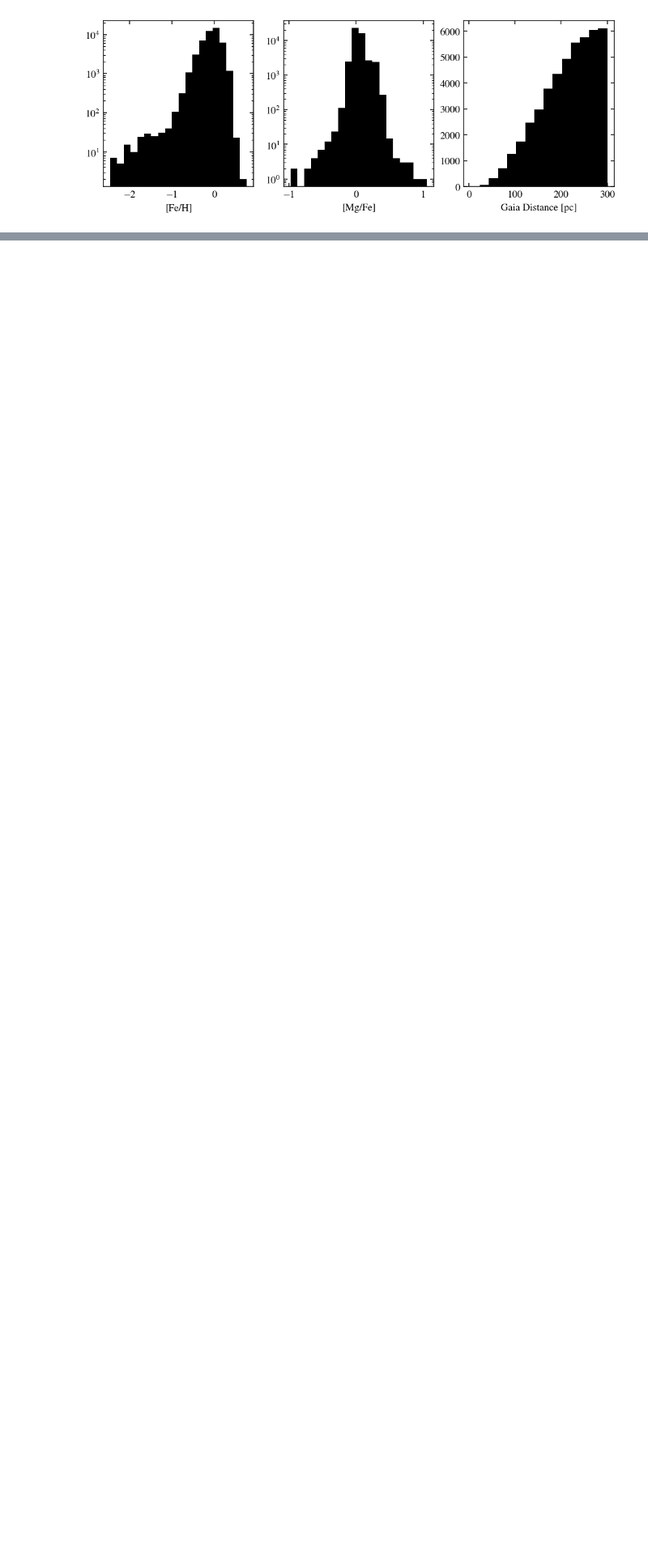
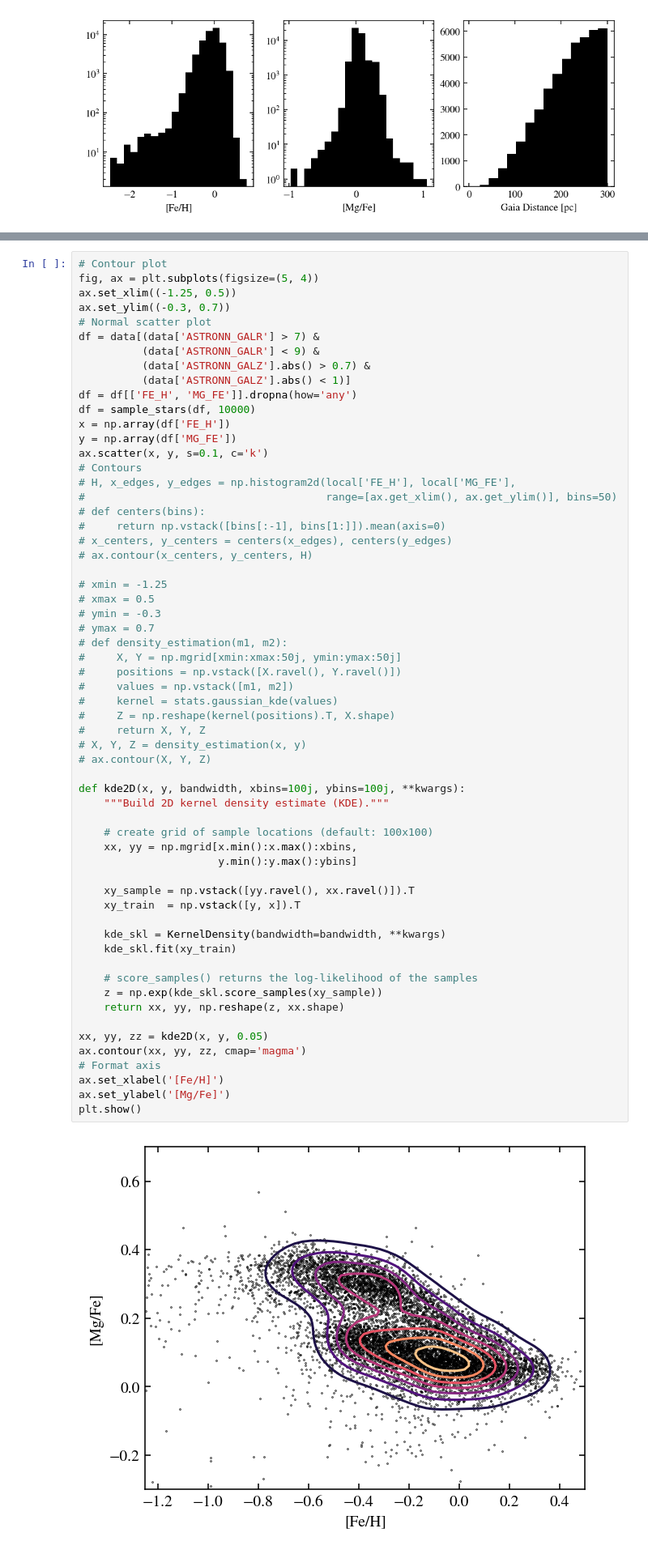
Before and after one commit to lodubay/galactic-dtd, a Jupyter notebook: notebooks/solar_neighborhood.ipynb, the cells around one changed output, grey strips where cells are left out. Shown at 81% size. Cells and saved outputs as stored; diff of their text form; blank space fills up the shorter version.

```diff
--- a/notebooks/solar_neighborhood.ipynb
+++ b/notebooks/solar_neighborhood.ipynb
@@ -258,3 +299,65 @@ plt.show()
+# %%
+# Contour plot
+fig, ax = plt.subplots(figsize=(5, 4))
+ax.set_xlim((-1.25, 0.5))
+ax.set_ylim((-0.3, 0.7))
+# Normal scatter plot
+df = data[(data['ASTRONN_GALR'] > 7) &
+          (data['ASTRONN_GALR'] < 9) &
+          (data['ASTRONN_GALZ'].abs() > 0.7) &
+          (data['ASTRONN_GALZ'].abs() < 1)]
+df = df[['FE_H', 'MG_FE']].dropna(how='any')
+df = sample_stars(df, 10000)
+x = np.array(df['FE_H'])
+y = np.array(df['MG_FE'])
+ax.scatter(x, y, s=0.1, c='k')
+# Contours
+# H, x_edges, y_edges = np.histogram2d(local['FE_H'], local['MG_FE'],
+#                                      range=[ax.get_xlim(), ax.get_ylim()], bins=50)
+# def centers(bins):
+#     return np.vstack([bins[:-1], bins[1:]]).mean(axis=0)
+# x_centers, y_centers = centers(x_edges), centers(y_edges)
+# ax.contour(x_centers, y_centers, H)
+
+# xmin = -1.25
+# xmax = 0.5
+# ymin = -0.3
+# ymax = 0.7
+# def density_estimation(m1, m2):
+#     X, Y = np.mgrid[xmin:xmax:50j, ymin:ymax:50j]
+#     positions = np.vstack([X.ravel(), Y.ravel()])
+#     values = np.vstack([m1, m2])
+#     kernel = stats.gaussian_kde(values)
+#     Z = np.reshape(kernel(positions).T, X.shape)
+#     return X, Y, Z
+# X, Y, Z = density_estimation(x, y)
+# ax.contour(X, Y, Z)
+
+def kde2D(x, y, bandwidth, xbins=100j, ybins=100j, **kwargs):
+    """Build 2D kernel density estimate (KDE)."""
+
+    # create grid of sample locations (default: 100x100)
+    xx, yy = np.mgrid[x.min():x.max():xbins,
+                      y.min():y.max():ybins]
+
+    xy_sample = np.vstack([yy.ravel(), xx.ravel()]).T
+    xy_train  = np.vstack([y, x]).T
+
+    kde_skl = KernelDensity(bandwidth=bandwidth, **kwargs)
+    kde_skl.fit(xy_train)
+
+    # score_samples() returns the log-likelihood of the samples
+    z = np.exp(kde_skl.score_samples(xy_sample))
+    return xx, yy, np.reshape(z, xx.shape)
+
+xx, yy, zz = kde2D(x, y, 0.05)
+ax.contour(xx, yy, zz, cmap='magma')
+# Format axis
+ax.set_xlabel('[Fe/H]')
+ax.set_ylabel('[Mg/Fe]')
+plt.show()
+# %% [output]
+[figure, added]
 # %% [markdown]
 ## Old
 # %%
```
Also changed, not shown: parts of 3 cells of this notebook, 2 other files.
